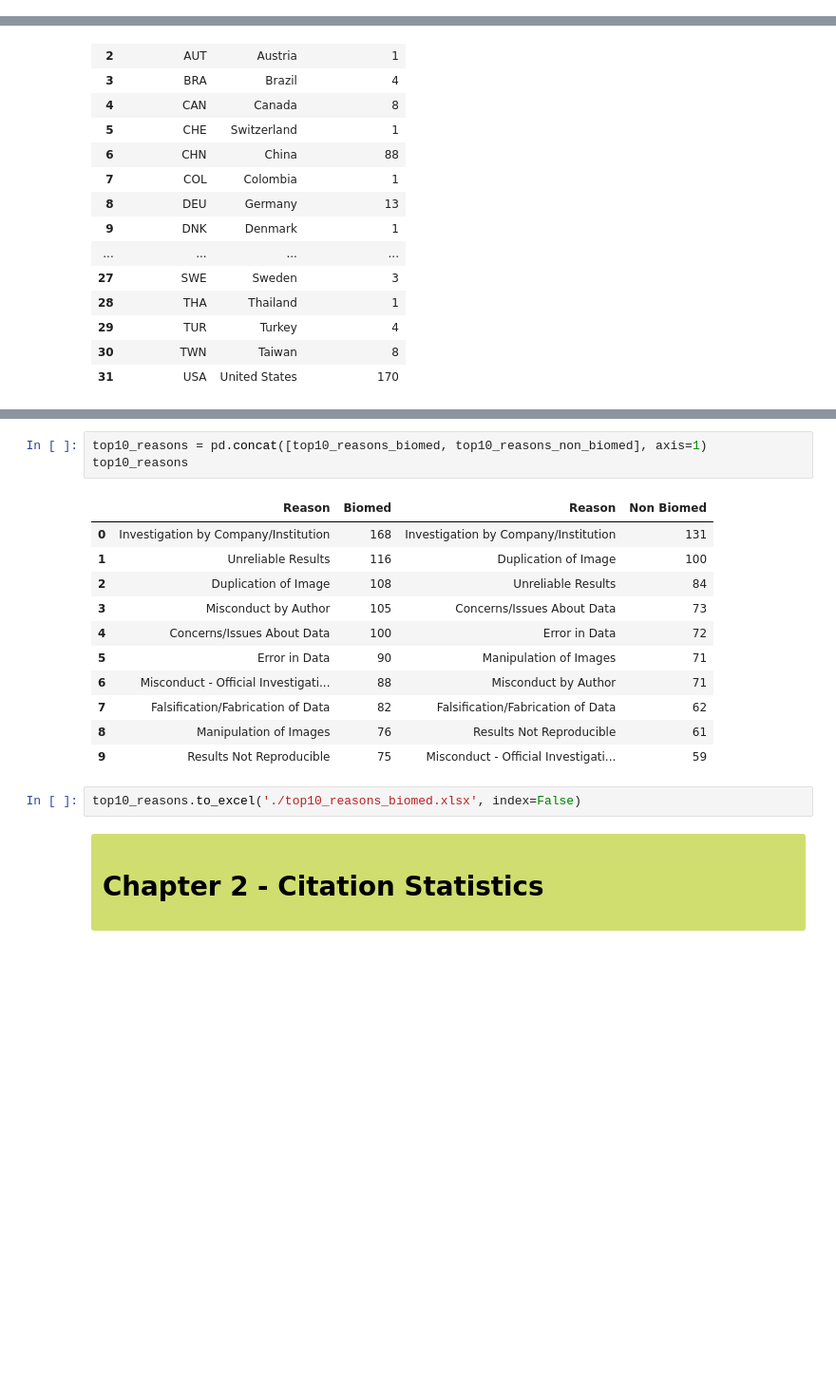
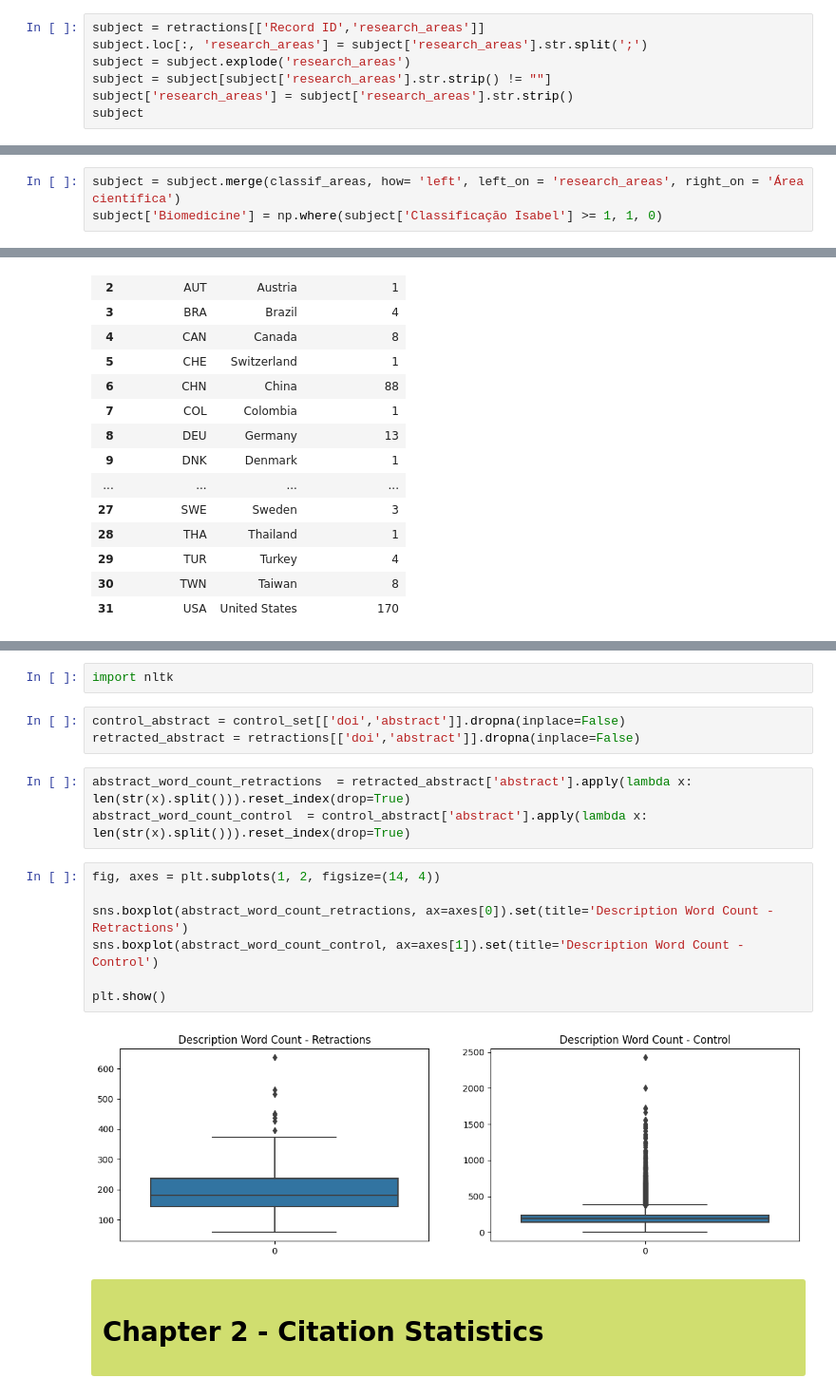
Before and after one commit to IsabelCD/Retractions, a Jupyter notebook: firstobjective.ipynb, the cells around one changed output, grey strips where cells are left out. Shown at 95% size. Cells and saved outputs as stored; diff of their text form; blank space fills up the shorter version.

```diff
--- a/firstobjective.ipynb
+++ b/firstobjective.ipynb
@@ -82,0 +213,7 @@ Name: count, dtype: int64
+# %%
+subject = retractions[['Record ID','research_areas']]
+subject.loc[:, 'research_areas'] = subject['research_areas'].str.split(';')
+subject = subject.explode('research_areas')
+subject = subject[subject['research_areas'].str.strip() != ""]
+subject['research_areas'] = subject['research_areas'].str.strip()
+subject
@@ -82,0 +254,3 @@ Name: count, dtype: int64
+# %%
+subject = subject.merge(classif_areas, how= 'left', left_on = 'research_areas', right_on = 'Área científica')
+subject['Biomedicine'] = np.where(subject['Classificação Isabel'] >= 1, 1, 0)
@@ -924,20 +1076,20 @@ top10_reasons_non_biomed
-# %%
-top10_reasons = pd.concat([top10_reasons_biomed, top10_reasons_non_biomed], axis=1)
-top10_reasons
-# %% [output]
-|  | Reason | Biomed | Reason | Non Biomed |
-| 0 | Investigation by Company/Institution | 168 | Investigation by Company/Institution | 131 |
-| 1 | Unreliable Results | 116 | Duplication of Image | 100 |
-| 2 | Duplication of Image | 108 | Unreliable Results | 84 |
-| 3 | Misconduct by Author | 105 | Concerns/Issues About Data | 73 |
-| 4 | Concerns/Issues About Data | 100 | Error in Data | 72 |
-| 5 | Error in Data | 90 | Manipulation of Images | 71 |
-| 6 | Misconduct - Official Investigati... | 88 | Misconduct by Author | 71 |
-| 7 | Falsification/Fabrication of Data | 82 | Falsification/Fabrication of Data | 62 |
-| 8 | Manipulation of Images | 76 | Results Not Reproducible | 61 |
-| 9 | Results Not Reproducible | 75 | Misconduct - Official Investigati... | 59 |
-# %%
-top10_reasons.to_excel('./top10_reasons_biomed.xlsx', index=False)
+# %%
+import nltk
+# %%
+control_abstract = control_set[['doi','abstract']].dropna(inplace=False)
+retracted_abstract = retractions[['doi','abstract']].dropna(inplace=False)
+# %%
+abstract_word_count_retractions  = retracted_abstract['abstract'].apply(lambda x: len(str(x).split())).reset_index(drop=True)
+abstract_word_count_control  = control_abstract['abstract'].apply(lambda x: len(str(x).split())).reset_index(drop=True)
+# %%
+fig, axes = plt.subplots(1, 2, figsize=(14, 4))
+
+sns.boxplot(abstract_word_count_retractions, ax=axes[0]).set(title='Description Word Count - Retractions')
+sns.boxplot(abstract_word_count_control, ax=axes[1]).set(title='Description Word Count - Control')
+
+plt.show()
+# %% [output]
+[figure, added]
 # %% [markdown]
 <div class="alert alert-block alert-info" style = "background:#d0de6f; color:#000000; border:0;">
 
```
Also changed, not shown: parts of 65 cells of this notebook, 14 other files.
